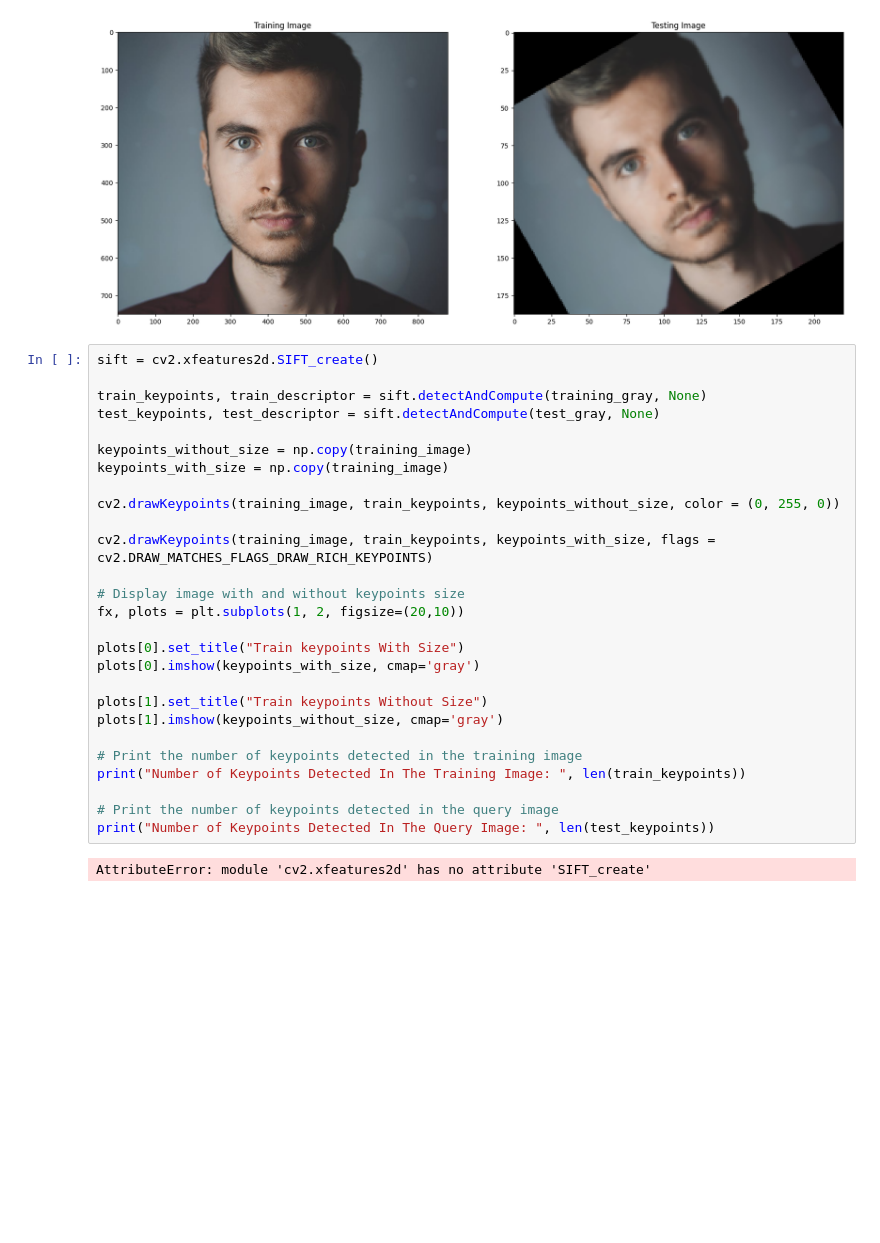
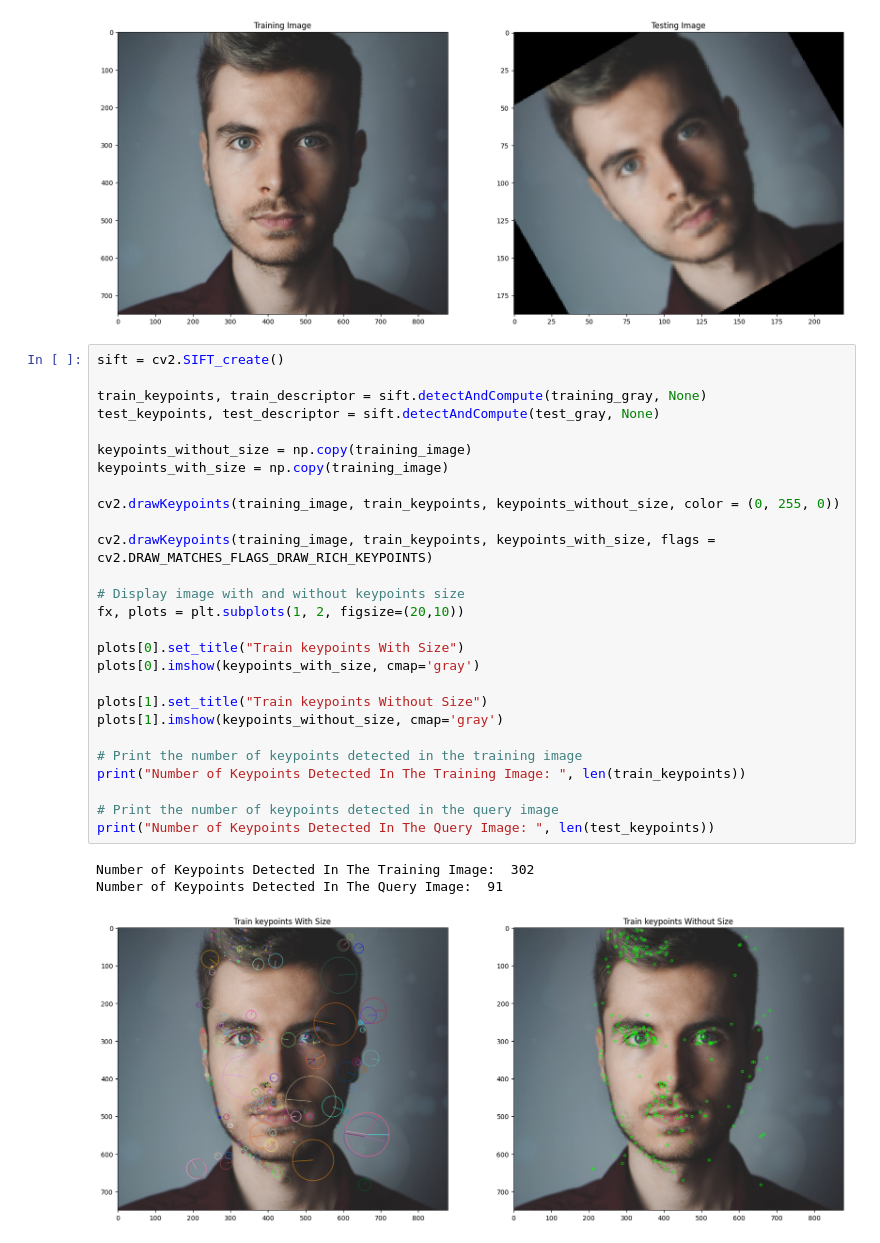
Before and after one commit to anuragsgupta/FIITD-Computer-Vision, a Jupyter notebook: intro.ipynb, the cells around one changed output. Cells and saved outputs as stored; diff of their text form; blank space fills up the shorter version.

```diff
--- a/intro.ipynb
+++ b/intro.ipynb
@@ -76,31 +74,33 @@ plots[1].imshow(test_image)
 <matplotlib.image.AxesImage at 0x...>
 [figure]
 # %%
-sift = cv2.xfeatures2d.SIFT_create()
+sift = cv2.SIFT_create()
 
 train_keypoints, train_descriptor = sift.detectAndCompute(training_gray, None)
 test_keypoints, test_descriptor = sift.detectAndCompute(test_gray, None)
 
 keypoints_without_size = np.copy(training_image)
 keypoints_with_size = np.copy(training_image)
 
 cv2.drawKeypoints(training_image, train_keypoints, keypoints_without_size, color = (0, 255, 0))
 
 cv2.drawKeypoints(training_image, train_keypoints, keypoints_with_size, flags = cv2.DRAW_MATCHES_FLAGS_DRAW_RICH_KEYPOINTS)
 
 # Display image with and without keypoints size
 fx, plots = plt.subplots(1, 2, figsize=(20,10))
 
 plots[0].set_title("Train keypoints With Size")
 plots[0].imshow(keypoints_with_size, cmap='gray')
 
 plots[1].set_title("Train keypoints Without Size")
 plots[1].imshow(keypoints_without_size, cmap='gray')
 
 # Print the number of keypoints detected in the training image
 print("Number of Keypoints Detected In The Training Image: ", len(train_keypoints))
 
 # Print the number of keypoints detected in the query image
 print("Number of Keypoints Detected In The Query Image: ", len(test_keypoints))
 # %% [output]
-AttributeError: module 'cv2.xfeatures2d' has no attribute 'SIFT_create'
+Number of Keypoints Detected In The Training Image:  302
+Number of Keypoints Detected In The Query Image:  91
+[figure, added]
```
Also changed, not shown: parts of 3 cells of this notebook, 40 other files.
